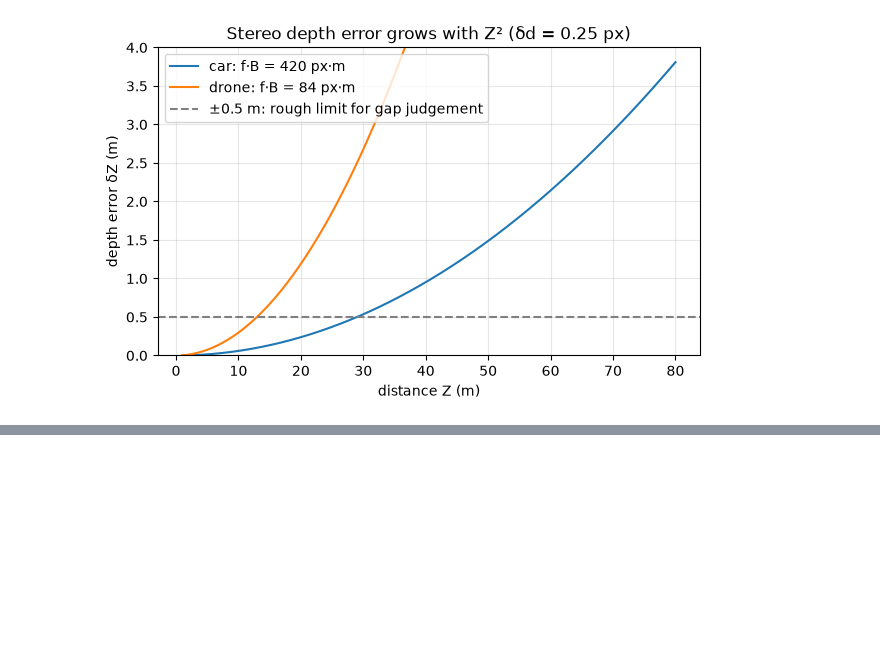
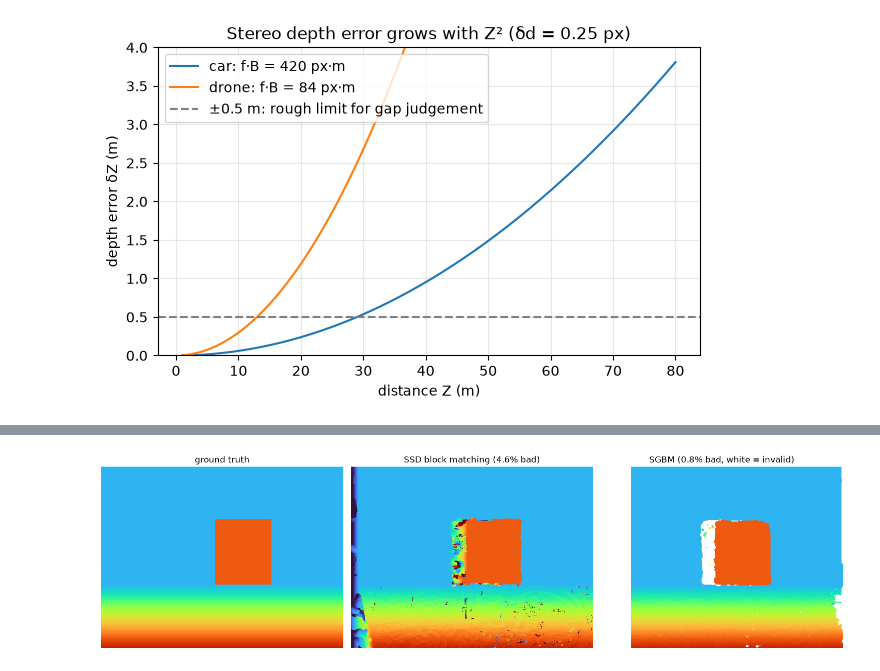
Before and after one commit to Ali-Haider-NSU/perception-geometry, a Jupyter notebook: 05_stereo_and_epipolar_geeometry/stereo_and_epipolar_geeometry.ipynb, the cells around one changed output, grey strips where cells are left out. Drawn from its saved outputs; the diff is of its cells as text; code cells hidden in the pictures; blank space fills up the shorter version.

Commit message:
Comparing the two matchers

```diff
--- a/05_stereo_and_epipolar_geeometry/stereo_and_epipolar_geeometry.ipynb
+++ b/05_stereo_and_epipolar_geeometry/stereo_and_epipolar_geeometry.ipynb
@@ -87,0 +90,93 @@ drone stereo camera:
+# %%
+import numpy as np
+import cv2
+import matplotlib.pyplot as plt
+from skimage import data
+
+# ---------- 1. synthetic rectified stereo pair with known disparity ----------
+H, W = 384, 512
+tex = cv2.resize(cv2.cvtColor(data.astronaut(), cv2.COLOR_RGB2GRAY), (W, H))
+rng = np.random.default_rng(0)
+tex = np.clip(tex + rng.normal(0, 6, tex.shape), 0, 255).astype(np.uint8)
+
+yy, xx = np.mgrid[0:H, 0:W]
+disp_gt = np.full((H, W), 12.0)                              # wall
+ground = yy > 250
+disp_gt[ground] = 12 + (yy[ground] - 250) * 0.25              # ground comes closer
+box = (np.abs(xx - 300) < 60) & (np.abs(yy - 180) < 70)
+disp_gt[box] = 40.0                                           # box close to the camera
+
+def render_right(left, disp):
+    """Right view: left pixel x appears at x - d; nearer pixels win occlusions."""
+    right = np.zeros_like(left)
+    zbuf = np.full(left.shape, -1.0)
+    xr = np.round(xx - disp).astype(int)
+    ok = (xr >= 0) & (xr < W)
+    order = np.argsort(disp[ok])                              # far first, near last
+    ys, xs, xrs, ds = yy[ok][order], xx[ok][order], xr[ok][order], disp[ok][order]
+    right[ys, xrs] = left[ys, xs]
+    zbuf[ys, xrs] = ds
+    idx = np.maximum.accumulate(np.where(zbuf >= 0, xx, 0), axis=1)  # fill holes
+    return right[yy, idx]
+
+left = tex
+right = render_right(left, disp_gt)
+
+# ---------- 2. the two matchers ----------
+def block_matching(left, right, max_disp=64, win=9):
+    """Brute-force SSD block matching along the same row."""
+    L, R = left.astype(np.float32), right.astype(np.float32)
+    best_cost = np.full(L.shape, np.inf, np.float32)
+    best_d = np.zeros(L.shape, np.float32)
+    for d in range(max_disp):
+        shifted = np.zeros_like(R)
+        shifted[:, d:] = R[:, :W - d]
+        cost = cv2.boxFilter((L - shifted) ** 2, -1, (win, win))
+        better = cost < best_cost
+        best_cost[better], best_d[better] = cost[better], d
+    return best_d
+
+def bad_pixels(disp, gt, mask, tol=1.0):
+    return np.mean(np.abs(disp[mask] - gt[mask]) > tol)
+
+valid = (xx > 70) & (xx < W - 10)                             # skip the image borders
+d_bm = block_matching(left, right)
+
+sgbm = cv2.StereoSGBM_create(minDisparity=0, numDisparities=64, blockSize=7,
+                             P1=8 * 49, P2=32 * 49, uniquenessRatio=10)
+d_sgbm = sgbm.compute(left, right).astype(np.float32) / 16.0  # SGBM returns d x 16
+ok = d_sgbm > 0                                               # invalid pixels are negative
+
+bad_bm = bad_pixels(d_bm, disp_gt, valid)
+bad_sg = bad_pixels(d_sgbm, disp_gt, valid & ok)
+print(f"block matching (SSD, 9x9): {bad_bm:.1%} bad pixels (> 1 px)")
+print(f"OpenCV SGBM:               {bad_sg:.1%} bad pixels, "
+      f"{np.mean(~ok[valid]):.1%} marked invalid")
+
+# ---------- 3. disparity -> depth:  Z = f·B / d ----------
+f_px, B_m = 500.0, 0.10              # assumed camera for this synthetic pair
+Z = np.zeros_like(d_sgbm)
+Z[ok] = f_px * B_m / d_sgbm[ok]
+print(f"\nwall (d = 12 px): {f_px * B_m / 12:.2f} m,  box (d = 40 px): {f_px * B_m / 40:.2f} m")
+print(f"median SGBM depth on the box: {np.median(Z[box & ok]):.2f} m")
+
+# ---------- 4. disparity -> 3D point cloud with Q ----------
+cx, cy = W / 2, H / 2
+Q = np.array([[1, 0, 0, -cx],        # for real cameras, cv2.stereoRectify returns Q
+              [0, 1, 0, -cy],
+              [0, 0, 0, f_px],
+              [0, 0, 1 / B_m, 0]], np.float64)
+pts3d = cv2.reprojectImageTo3D(d_sgbm, Q)                     # H x W x 3, metres
+cloud = pts3d[ok & valid]
+print(f"point cloud: {len(cloud)} points")
+print(f"Z from Q equals f·B/d: {np.allclose(pts3d[ok][:, 2], Z[ok])}")
+
+# ---------- 5. show the disparity maps ----------
+fig, ax = plt.subplots(1, 3, figsize=(15, 4))
+maps = [disp_gt, d_bm, np.where(ok, d_sgbm, np.nan)]
+titles = ["ground truth", f"SSD block matching ({bad_bm:.1%} bad)",
+          f"SGBM ({bad_sg:.1%} bad, white = invalid)"]
+for a, m, t in zip(ax, maps, titles):
+    a.imshow(m, cmap="turbo", vmin=0, vmax=50); a.set_title(t); a.axis("off")
+plt.tight_layout(); plt.show()
+# %% [output]
@@ -87,0 +190 @@ drone stereo camera:
+[figure, added]
```
Also changed, not shown: parts of 2 cells of this notebook.
